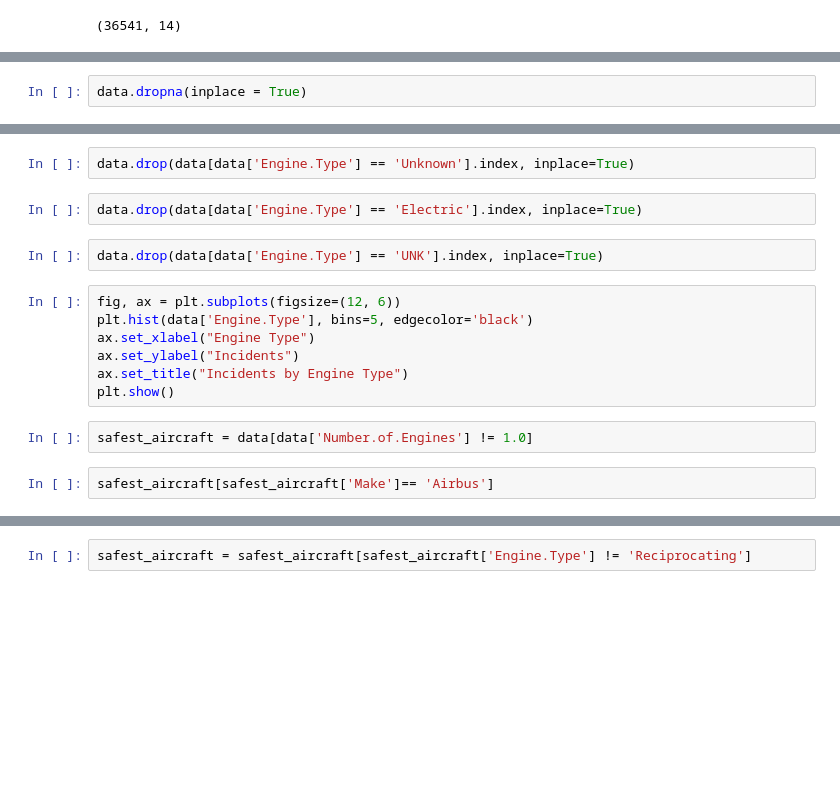
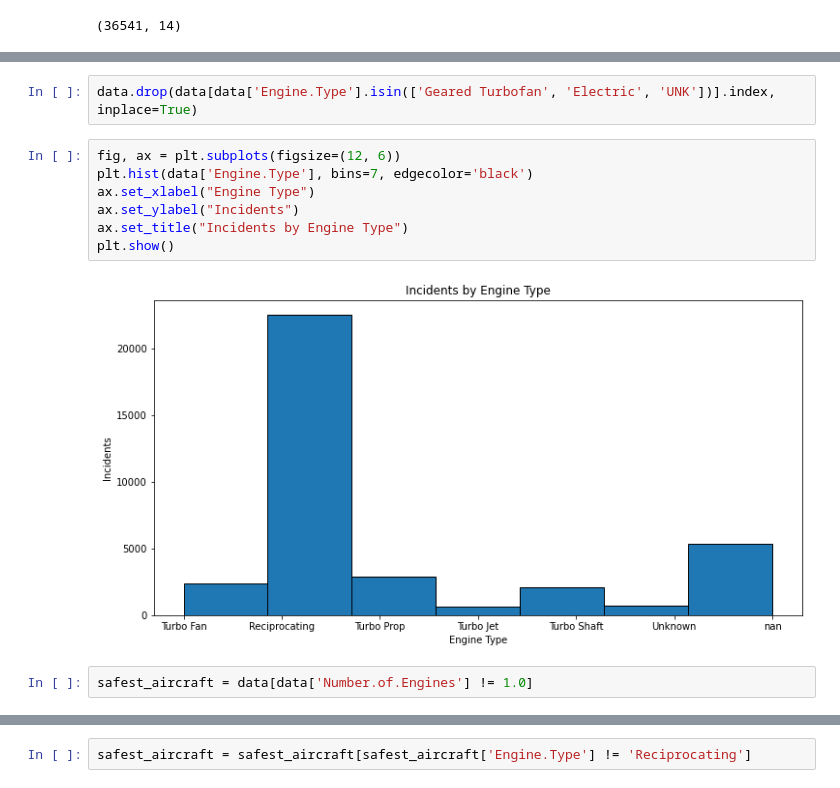
Before and after one commit to sfp13VA/Phase_1_Project, a Jupyter notebook: notebook.ipynb, the cells around one changed output, grey strips where cells are left out. Cells and saved outputs as stored; diff of their text form; blank space fills up the shorter version.

```diff
--- a/notebook.ipynb
+++ b/notebook.ipynb
@@ -427,2 +412,0 @@ data['Number.of.Engines'].value_counts()
-# %%
-data.dropna(inplace = True)
@@ -458,19 +435,15 @@ data['Engine.Type'].value_counts()
 # %%
-data.drop(data[data['Engine.Type'] == 'Unknown'].index, inplace=True)
+data.drop(data[data['Engine.Type'].isin(['Geared Turbofan', 'Electric', 'UNK'])].index, inplace=True)
-# %%
-data.drop(data[data['Engine.Type'] == 'Electric'].index, inplace=True)
-# %%
-data.drop(data[data['Engine.Type'] == 'UNK'].index, inplace=True)
 # %%
 fig, ax = plt.subplots(figsize=(12, 6))
-plt.hist(data['Engine.Type'], bins=5, edgecolor='black')
+plt.hist(data['Engine.Type'], bins=7, edgecolor='black')
 ax.set_xlabel("Engine Type")
 ax.set_ylabel("Incidents")
 ax.set_title("Incidents by Engine Type")
 plt.show()
+# %% [output]
+[figure, added]
 # %%
 safest_aircraft = data[data['Number.of.Engines'] != 1.0]
-# %%
-safest_aircraft[safest_aircraft['Make']== 'Airbus']
 # %%
 safest_aircraft.info()
```
Also changed, not shown: parts of 30 cells of this notebook.
